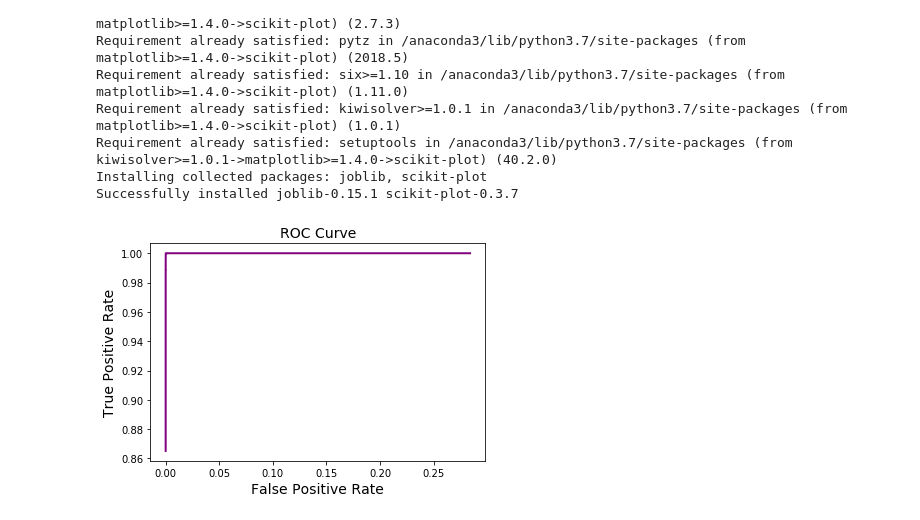
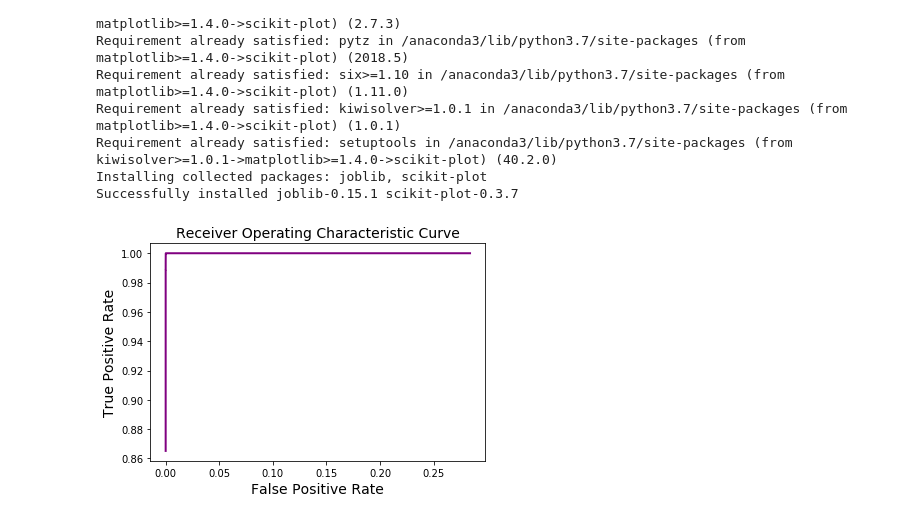
Before and after one commit to ilante/LAB1-b-HMM-kunitz, a Jupyter notebook: Statistics_DataFrame_BPTI.ipynb, the cells around one changed output. Saved outputs shown, nothing was run; the diff lists cells and outputs as text; code cells hidden in the pictures.

```diff
--- a/Statistics_DataFrame_BPTI.ipynb
+++ b/Statistics_DataFrame_BPTI.ipynb
@@ -155,23 +155,23 @@ Successfully installed joblib-0.15.1 scikit-plot-0.3.7
 # %%
 # import seabourn as sns
 # snsset()
 import matplotlib.pyplot as plt
 
 tpr=[1., 1. , 1., 1., 1., 0.99438202, 0.98876404, 0.98876404, 0.98876404, 0.98876404, 0.98876404, 0.98314607, 0.98314607, 0.98314607, 0.97191011, 0.96067416, 0.9494382, 0.94382022, 0.91011236, 0.86516854]
 fpr=[2.83932557e-01,3.78861493e-02,4.16448654e-03,3.09666948e-04
 ,7.83065845e-05,2.13563412e-05,1.42375608e-05,7.11878041e-06
 ,0.00000000e+00,0.00000000e+00,0.00000000e+00,0.00000000e+00
 ,0.00000000e+00,0.00000000e+00,0.00000000e+00,0.00000000e+00
 ,0.00000000e+00,0.00000000e+00,0.00000000e+00,0.00000000e+00]
 
 # set_xlim(1.00, 0),
 
 label = 'stuff'
 plt.xlabel("False Positive Rate", fontsize=14)
 plt.ylabel("True Positive Rate", fontsize=14)
-plt.title("ROC Curve", fontsize=14)
+plt.title("Receiver Operating Characteristic Curve", fontsize=14)
 roc_label = '{} (AUC={:.3f})'.format(label, 100)
 plt.plot(fpr, tpr, color='purple', linewidth=2, label=roc_label,)
 plt.savefig('ROC.png')
 # %% [output]
-[figure, old version]
+[figure, new version]
```
